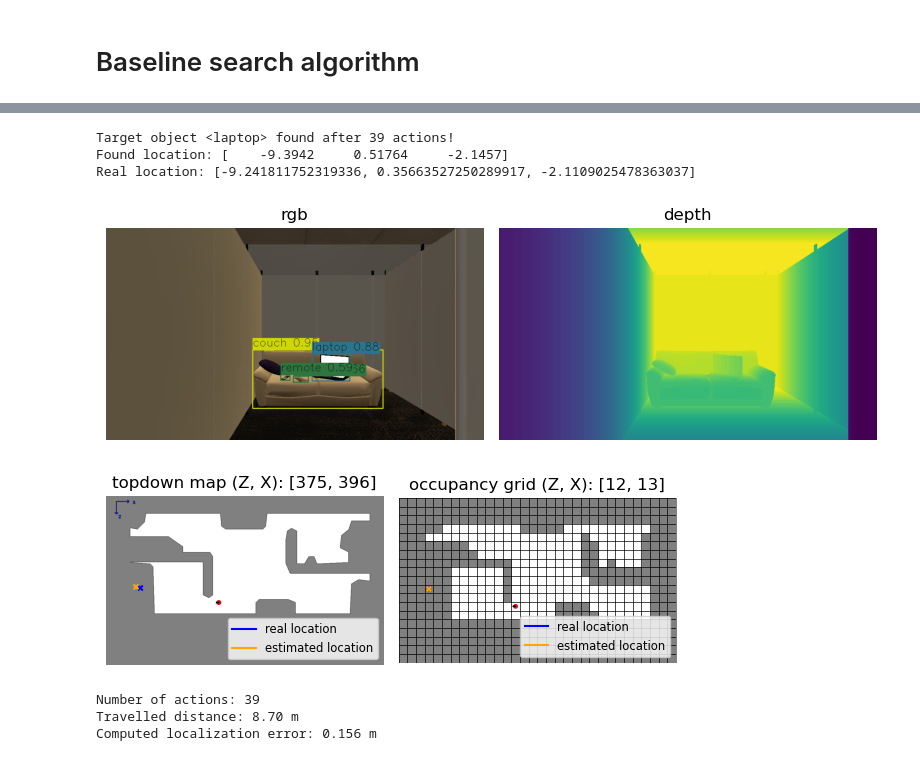
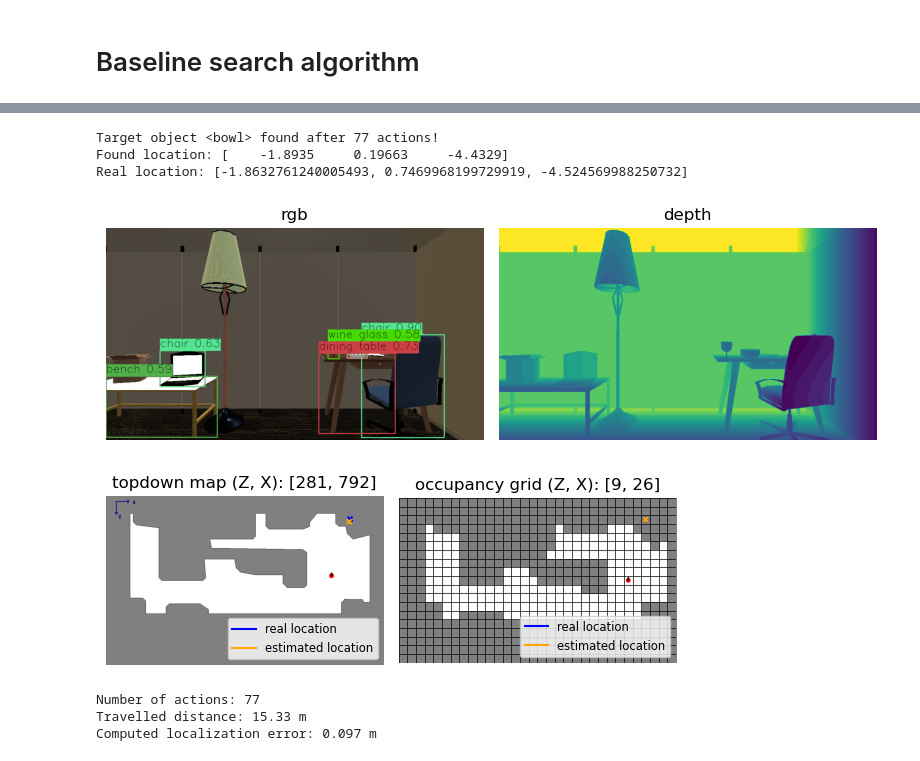
Before and after one commit to joaocb2002/ObjectNav-Msc, a Jupyter notebook: main-baseline.ipynb, the cells around one changed output, grey strips where cells are left out. Cells and saved outputs as stored; diff of their text form; code cells hidden in the pictures.

```diff
--- a/main-baseline.ipynb
+++ b/main-baseline.ipynb
@@ -40,7 +41,7 @@ with open('simulation-data/simulations.json', 'r') as f:
     simulations = json.load(f)
 
 # Simulation configuration (index selects the simulation)
-simulation = simulations[2]
+simulation = simulations[5]
 
 # Access its fields
 SCENE = simulation["scene"]
@@ -178,10 +198,10 @@ agent.set_state(agent_state)
 min_bounds, max_bounds = sim.pathfinder.get_bounds()
 x_dim = max_bounds[0] - min_bounds[0]
 topdown_radius = (AGENT_RADIUS / x_dim * topdown_resolution[0])
-occ_grid_radius = (AGENT_RADIUS / x_dim * grid_resolution[0])
+grid_radius = (AGENT_RADIUS / x_dim * grid_resolution[0])
 
 # Get initial agent position tuple and radius tuple
-agent_radius = (topdown_radius, occ_grid_radius)
+agent_radius = (topdown_radius, grid_radius)
 agent_positions = (map_position, grid_position)
 
 # Get initial observations and maps
@@ -353,41 +339,41 @@ Action:  move_left
 # %%
 # Target found or not
 if target_found:
     # Real world position
     center_x, center_y = simtools.get_box_center(target_bbox)
     depth_value = depth[center_y, center_x]
     target_object_position = simtools.compute_real_world_position_from_pixel(agent_state.position, agent_state.rotation, depth_value, center_x, center_y, intrinsics)
 
-    # Closeness to the target location
-    closeness = simtools.compute_closeness(target_object_position, REAL_TARGET_LOCATION)
+    # location_error to the target location
+    location_error = simtools.compute_location_error(target_object_position, REAL_TARGET_LOCATION)
 
     # Convert to 2D coordinates
     target_map_position, target_grid_position = simtools.get_2d_coords(target_object_position, topdown_resolution, grid_resolution, sim.pathfinder)
     target_real_map_position, target_real_grid_position = simtools.get_2d_coords(REAL_TARGET_LOCATION, topdown_resolution, grid_resolution, sim.pathfinder)
     target_2d_coords = (target_map_position, target_grid_position)
     target_real_2d_coords = (target_real_map_position, target_real_grid_position)
     target_coords = (target_real_2d_coords, target_2d_coords)
 
     # Show info
     print(f"\nTarget object <{TARGET_OBJECT}> found after {num_actions} actions!")
     print(f"Found location: {target_object_position}")
     print(f"Real location: {REAL_TARGET_LOCATION}")
     simtools.display_sim_observations(rgb, depth)
     simtools.display_topdown_maps_with_target(topdown_map, grid_map, agent_positions, agent_radius, agent_yaw, target_coords)
 else:
     print(f"\nTarget object <{TARGET_OBJECT}> not found after {MAX_ITER} actions!")
     print(f"Real location: {REAL_TARGET_LOCATION}")
 
 # Display simulation metrics
 print(f"Number of actions: {num_actions}")
 print(f"Travelled distance: {travelled_distance:.2f} m")
-print(f"Computed localization error: {closeness:.3f} m")
+print(f"Computed localization error: {location_error:.3f} m")
 # %% [output]
-Target object <laptop> found after 39 actions!
-Found location: [    -9.3942     0.51764     -2.1457]
-Real location: [-9.241811752319336, 0.35663527250289917, -2.1109025478363037]
+Target object <bowl> found after 77 actions!
+Found location: [    -1.8935     0.19663     -4.4329]
+Real location: [-1.8632761240005493, 0.7469968199729919, -4.524569988250732]
-[figure, old version]
+[figure, new version]
-[figure, old version]
+[figure, new version]
-Number of actions: 39
-Travelled distance: 8.70 m
-Computed localization error: 0.156 m
+Number of actions: 77
+Travelled distance: 15.33 m
+Computed localization error: 0.097 m
```
Also changed, not shown: parts of 4 cells of this notebook, 5 other files.
